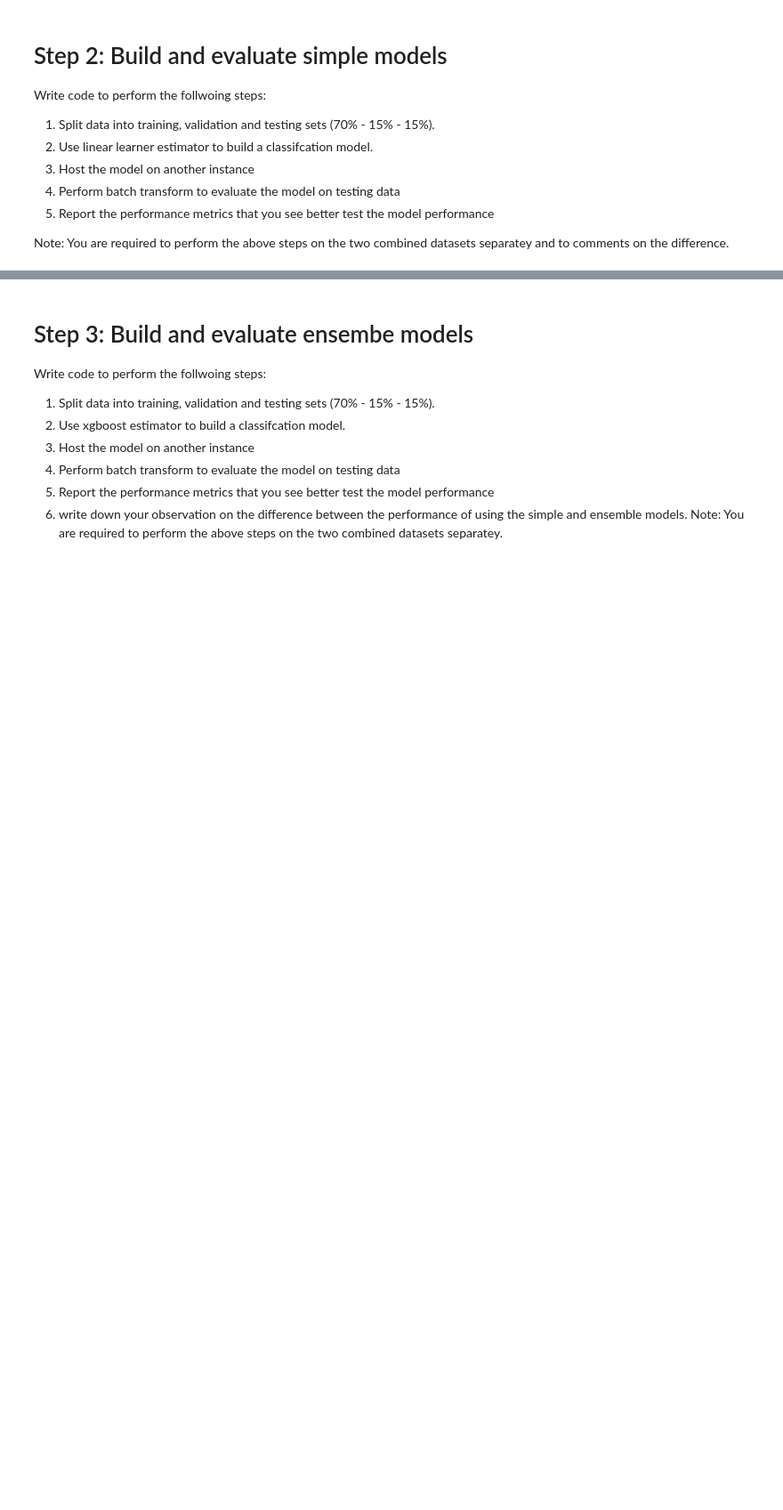
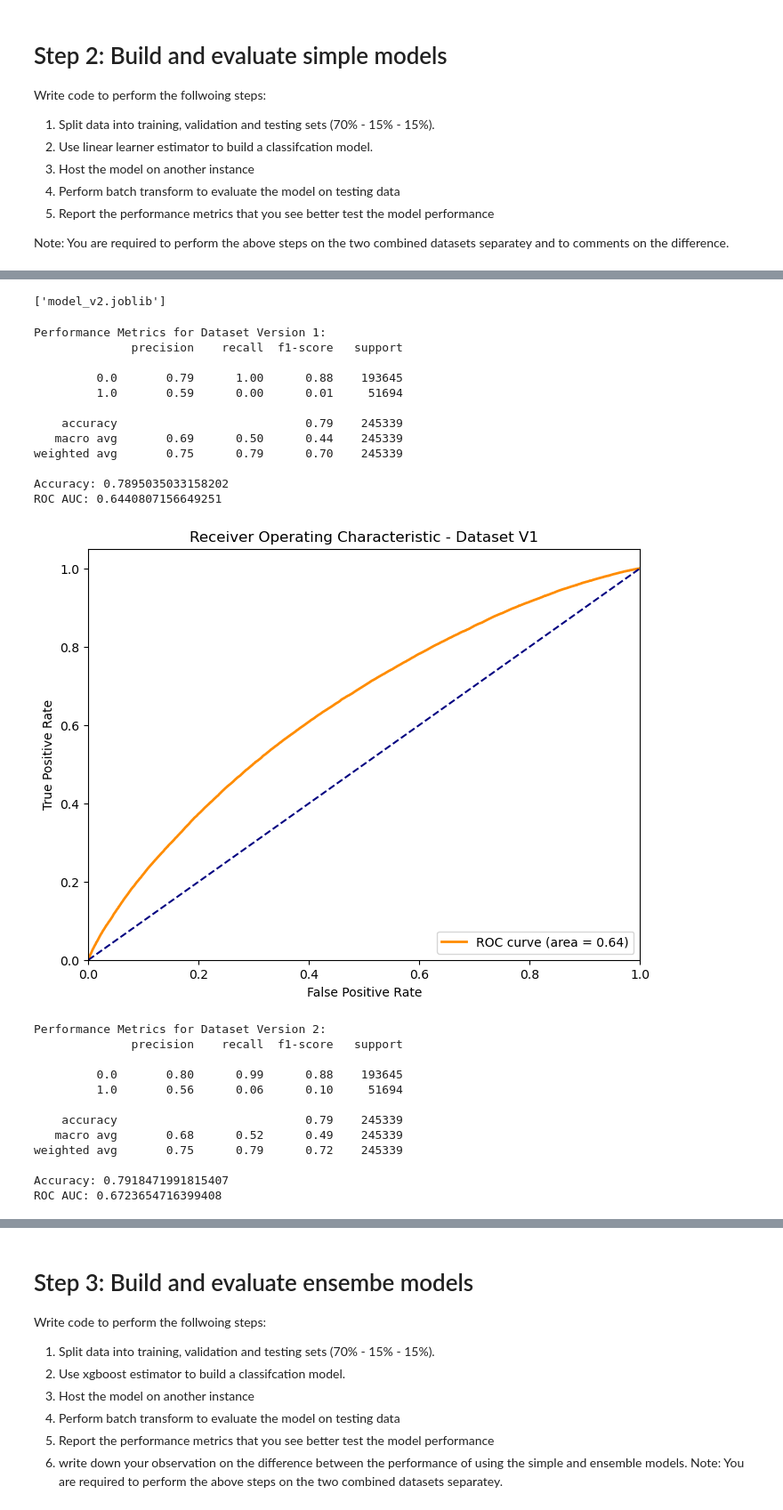
Before and after one commit to TahminaRahman14/finalProject-u3159408-, a Jupyter notebook: oncloud.ipynb, the cells around one changed output, grey strips where cells are left out. Shown at 89% size. Saved outputs shown, nothing was run; the diff lists cells and outputs as text; code cells hidden in the pictures; blank space fills up the shorter version.

```diff
--- a/oncloud.ipynb
+++ b/oncloud.ipynb
@@ -40,0 +55,11 @@ Note: You are required to perform the above steps on the two combined datasets s
+# %%
+from sklearn.linear_model import LogisticRegression
+
+def build_and_train_model(X_train, y_train):
+    model = LogisticRegression(max_iter=1000)
+    model.fit(X_train, y_train)
+    return model
+
+# Train models for both datasets
+model_v1 = build_and_train_model(X_train_v1, y_train_v1)
+model_v2 = build_and_train_model(X_train_v2, y_train_v2)
@@ -40,0 +74,12 @@ Note: You are required to perform the above steps on the two combined datasets s
+# %%
+import joblib
+
+# Save model to disk
+joblib.dump(model_v1, 'model_v1.joblib')
+joblib.dump(model_v2, 'model_v2.joblib')
+
+# Assume you would load these on another instance
+# model_v1 = joblib.load('model_v1.joblib')
+# model_v2 = joblib.load('model_v2.joblib')
+# %% [output]
+['model_v2.joblib']
@@ -40,0 +89,56 @@ Note: You are required to perform the above steps on the two combined datasets s
+# %%
+import matplotlib.pyplot as plt
+from sklearn.metrics import roc_curve, auc, accuracy_score, classification_report
+
+def evaluate_and_plot(model, X_test, y_test, dataset_version):
+    predictions = model.predict(X_test)
+    probabilities = model.predict_proba(X_test)[:, 1]
+    fpr, tpr, _ = roc_curve(y_test, probabilities)
+    roc_auc = auc(fpr, tpr)
+
+    print(f"Performance Metrics for Dataset Version {dataset_version}:")
+    print(classification_report(y_test, predictions))
+    print("Accuracy:", accuracy_score(y_test, predictions))
+    print("ROC AUC:", roc_auc)
+
+    # Plot ROC Curve
+    plt.figure(figsize=(8, 6))
+    plt.plot(fpr, tpr, color='darkorange', lw=2, label='ROC curve (area = %0.2f)' % roc_auc)
+    plt.plot([0, 1], [0, 1], color='navy', linestyle='--')
+    plt.xlim([0.0, 1.0])
+    plt.ylim([0.0, 1.05])
+    plt.xlabel('False Positive Rate')
+    plt.ylabel('True Positive Rate')
+    plt.title(f'Receiver Operating Characteristic - Dataset V{dataset_version}')
+    plt.legend(loc="lower right")
+    plt.show()
+
+# Evaluate and plot ROC for both datasets
+evaluate_and_plot(model_v1, X_test_v1, y_test_v1, dataset_version=1)
+evaluate_and_plot(model_v2, X_test_v2, y_test_v2, dataset_version=2)
+# %% [output]
+Performance Metrics for Dataset Version 1:
+              precision    recall  f1-score   support
+
+         0.0       0.79      1.00      0.88    193645
+         1.0       0.59      0.00      0.01     51694
+
+    accuracy                           0.79    245339
+   macro avg       0.69      0.50      0.44    245339
+weighted avg       0.75      0.79      0.70    245339
+
+Accuracy: 0.7895035033158202
+ROC AUC: 0.6440807156649251
+[figure, added]
+Performance Metrics for Dataset Version 2:
+              precision    recall  f1-score   support
+
+         0.0       0.80      0.99      0.88    193645
+         1.0       0.56      0.06      0.10     51694
+
+    accuracy                           0.79    245339
+   macro avg       0.68      0.52      0.49    245339
+weighted avg       0.75      0.79      0.72    245339
+
+Accuracy: 0.7918471991815407
+ROC AUC: 0.6723654716399408
```
Also changed, not shown: parts of 14 cells of this notebook, 4 other files.
